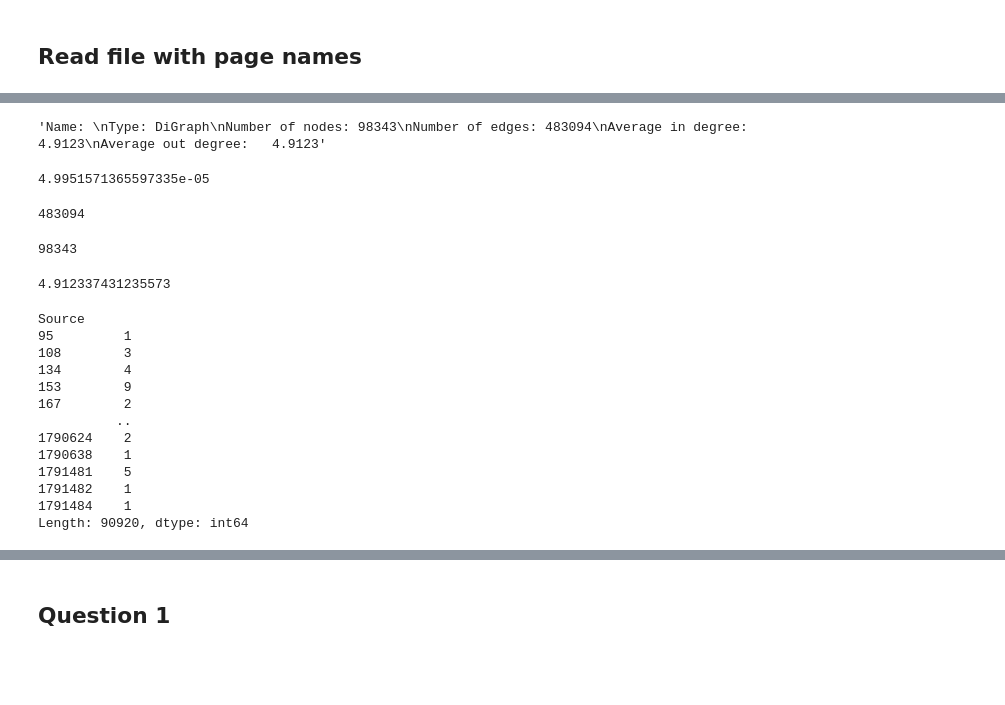
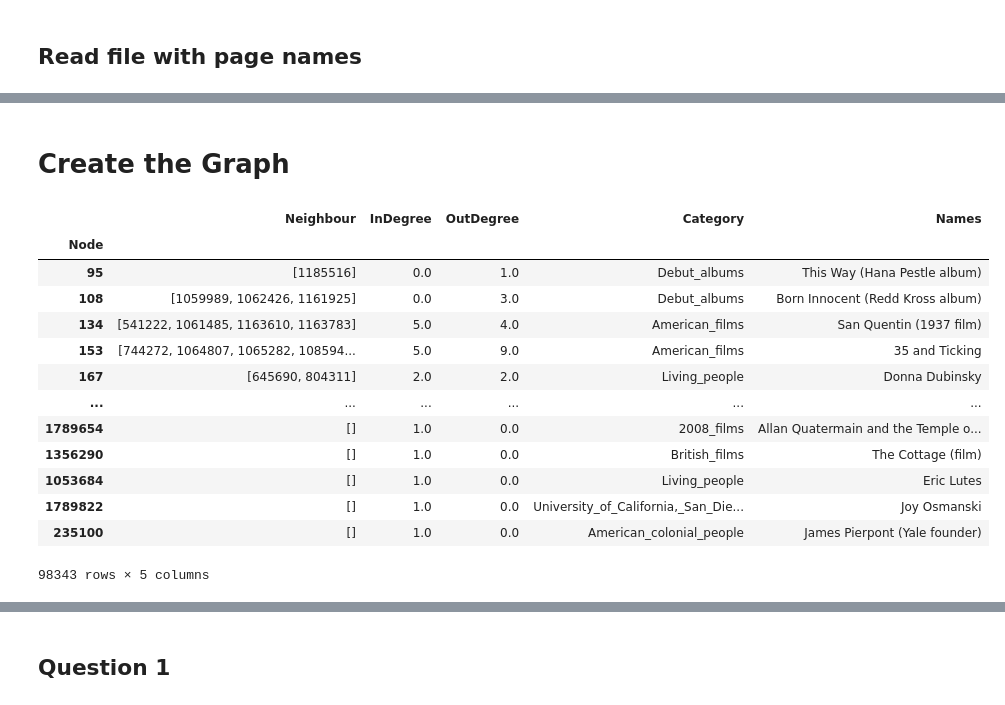
Before and after one commit to nicolac1999/ADM-HW5, a Jupyter notebook: hm5_29_12.ipynb, the cells around one changed output, grey strips where cells are left out. Saved outputs shown, nothing was run; the diff lists cells and outputs as text; code cells hidden in the pictures; blank space fills up the shorter version.

```diff
--- a/hm5_29_12.ipynb
+++ b/hm5_29_12.ipynb
@@ -390,4 +329,0 @@ G = nx.DiGraph()
-# %%
-nx.info(G)
-# %% [output]
-'Name: \nType: DiGraph\nNumber of nodes: 98343\nNumber of edges: 483094\nAverage in degree:   4.9123\nAverage out degree:   4.9123'
@@ -396,4 +330,2 @@ density = G.number_of_edges()/(G.number_of_nodes()*(G.number_of_nodes()-1))
-# %%
-density
-# %% [output]
-4.9951571365597335e-05
+# %% [markdown]
+# Create the Graph
@@ -400,12 +334,17 @@ density
 # %%
-G.number_of_edges()
+G.nodes
 # %% [output]
+|  | Neighbour | InDegree | OutDegree | Category | Names |
+| Node |  |  |  |  |  |
+| 95 | [1185516] | 0.0 | 1.0 | Debut_albums | This Way (Hana Pestle album) |
+| 108 | [1059989, 1062426, 1161925] | 0.0 | 3.0 | Debut_albums | Born Innocent (Redd Kross album) |
+| 134 | [541222, 1061485, 1163610, 1163783] | 5.0 | 4.0 | American_films | San Quentin (1937 film) |
+| 153 | [744272, 1064807, 1065282, 108594... | 5.0 | 9.0 | American_films | 35 and Ticking |
+| 167 | [645690, 804311] | 2.0 | 2.0 | Living_people | Donna Dubinsky |
+| ... | ... | ... | ... | ... | ... |
+| 1789654 | [] | 1.0 | 0.0 | 2008_films | Allan Quatermain and the Temple o... |
+| 1356290 | [] | 1.0 | 0.0 | British_films | The Cottage (film) |
+| 1053684 | [] | 1.0 | 0.0 | Living_people | Eric Lutes |
+| 1789822 | [] | 1.0 | 0.0 | University_of_California,_San_Die... | Joy Osmanski |
+| 235100 | [] | 1.0 | 0.0 | American_colonial_people | James Pierpont (Yale founder) |
-483094
+98343 rows × 5 columns
-# %%
-G.number_of_nodes()
-# %% [output]
-98343
-# %%
-G.number_of_edges()/G.number_of_nodes()
-# %% [output]
-4.912337431235573
@@ -415,16 +350,0 @@ in_degrees = df.groupby('Target').size()
-# %%
-out_degrees
-# %% [output]
-Source
-95         1
-108        3
-134        4
-153        9
-167        2
-          ..
-1790624    2
-1790638    1
-1791481    5
-1791482    1
-1791484    1
-Length: 90920, dtype: int64
```
Also changed, not shown: parts of 95 cells of this notebook.
